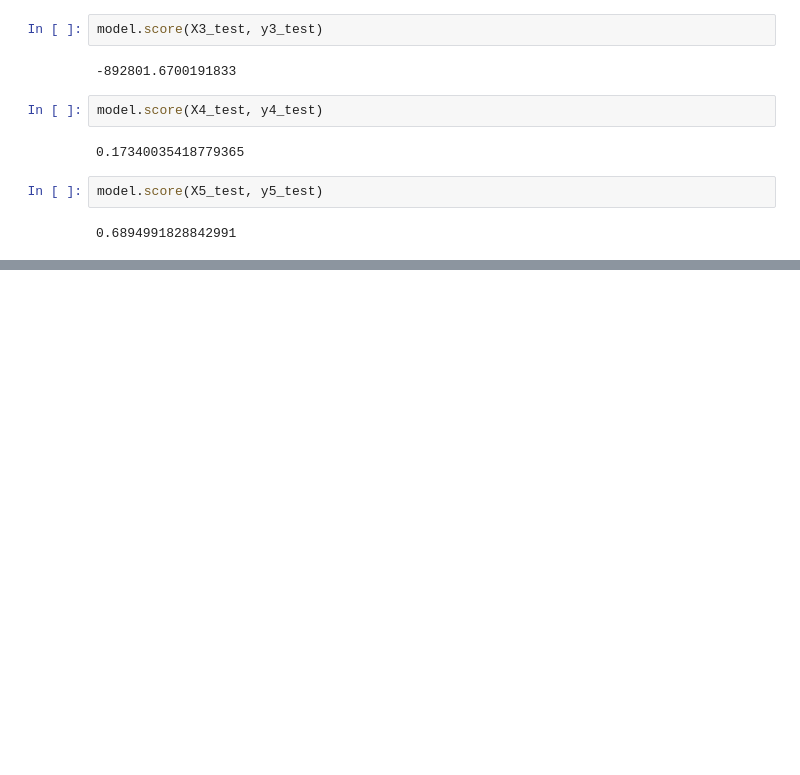
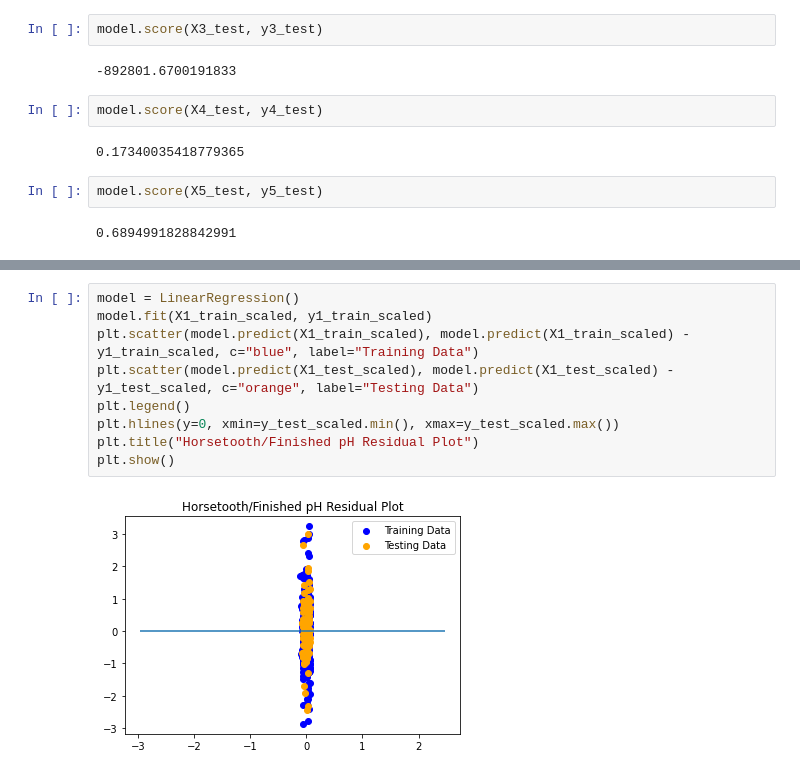
Before and after one commit to aidixon/Project-3, a Jupyter notebook: ML.ipynb, the cells around one changed output, grey strips where cells are left out. Drawn from its saved outputs; the diff is of its cells as text; blank space fills up the shorter version.

```diff
--- a/ML.ipynb
+++ b/ML.ipynb
@@ -200,0 +263,11 @@ model.score(X5_test, y5_test)
+# %%
+model = LinearRegression()
+model.fit(X1_train_scaled, y1_train_scaled)
+plt.scatter(model.predict(X1_train_scaled), model.predict(X1_train_scaled) - y1_train_scaled, c="blue", label="Training Data")
+plt.scatter(model.predict(X1_test_scaled), model.predict(X1_test_scaled) - y1_test_scaled, c="orange", label="Testing Data")
+plt.legend()
+plt.hlines(y=0, xmin=y_test_scaled.min(), xmax=y_test_scaled.max())
+plt.title("Horsetooth/Finished pH Residual Plot")
+plt.show()
+# %% [output]
+[figure, added]
```
Also changed, not shown: parts of 11 cells of this notebook.
